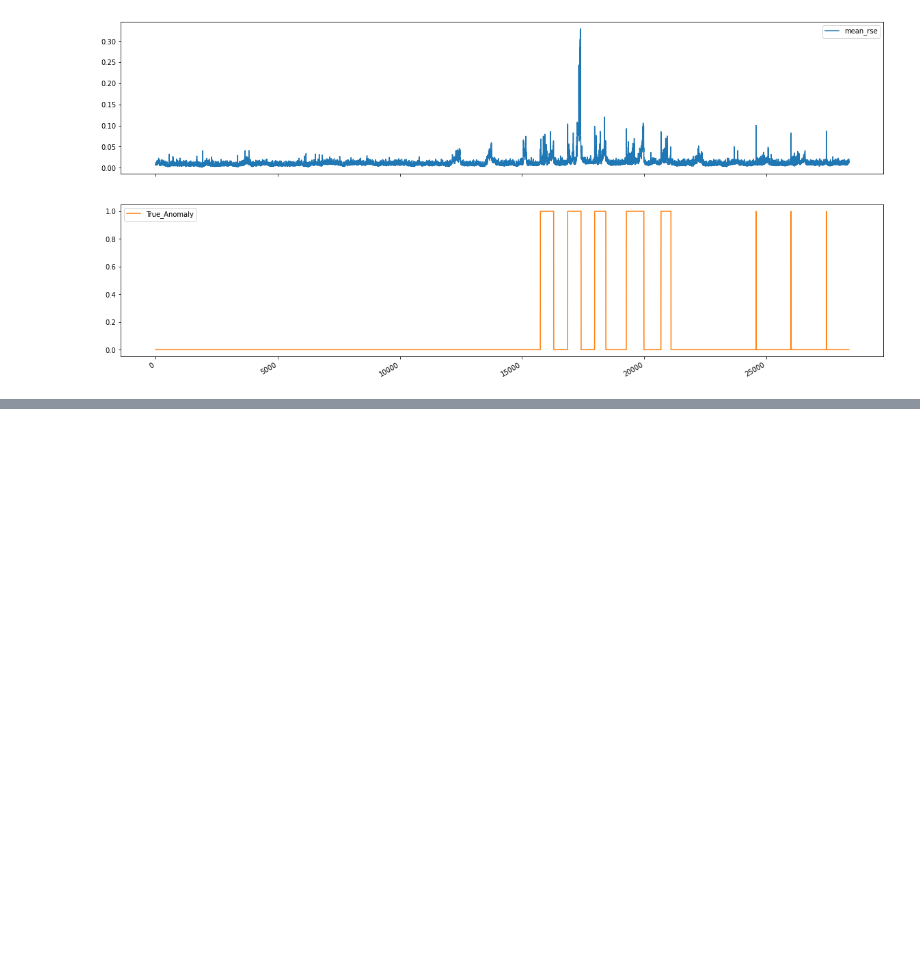
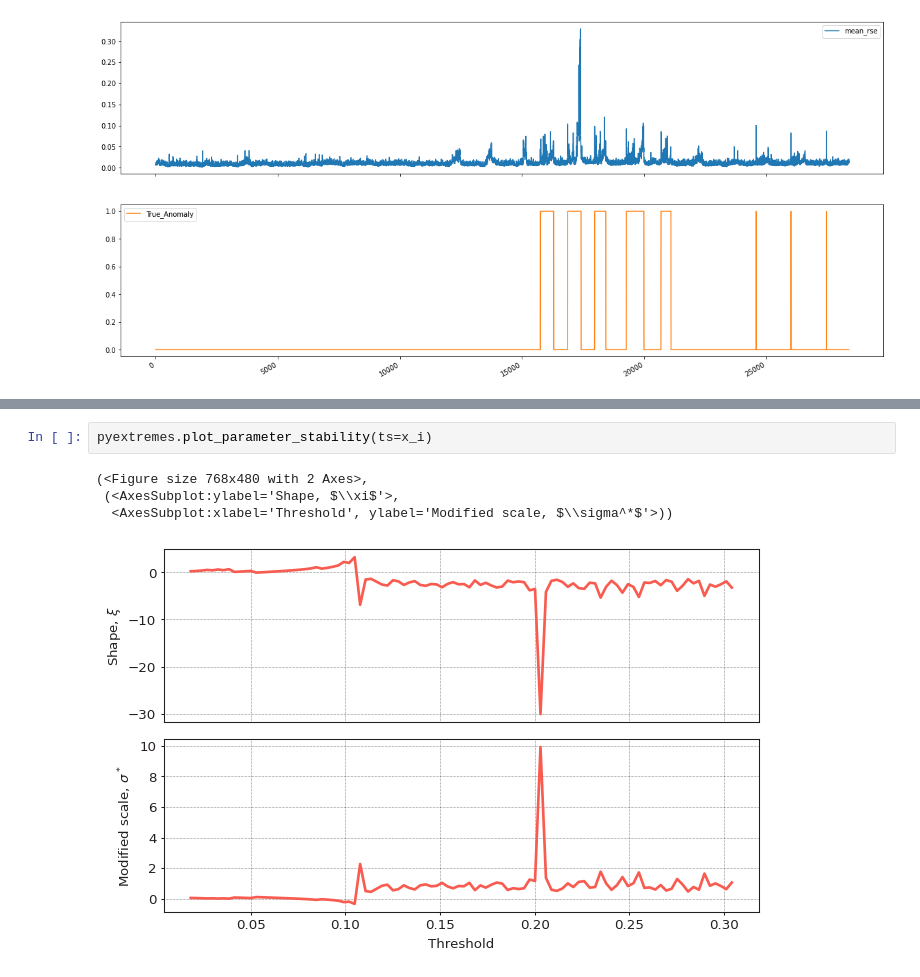
Before and after one commit to ML4ITS/mtad-gat-pytorch, a Jupyter notebook: eda/smd_eda.ipynb, the cells around one changed output, grey strips where cells are left out. Drawn from its saved outputs; the diff is of its cells as text; blank space fills up the shorter version.

```diff
--- a/eda/smd_eda.ipynb
+++ b/eda/smd_eda.ipynb
@@ -283,0 +398,7 @@ plt.show()
+# %%
+pyextremes.plot_parameter_stability(ts=x_i)
+# %% [output]
+(<Figure size 768x480 with 2 Axes>,
+ (<AxesSubplot:ylabel='Shape, $\\xi$'>,
+  <AxesSubplot:xlabel='Threshold', ylabel='Modified scale, $\\sigma^*$'>))
+[figure, added]
```
Also changed, not shown: parts of 14 cells of this notebook, 3 other files.
